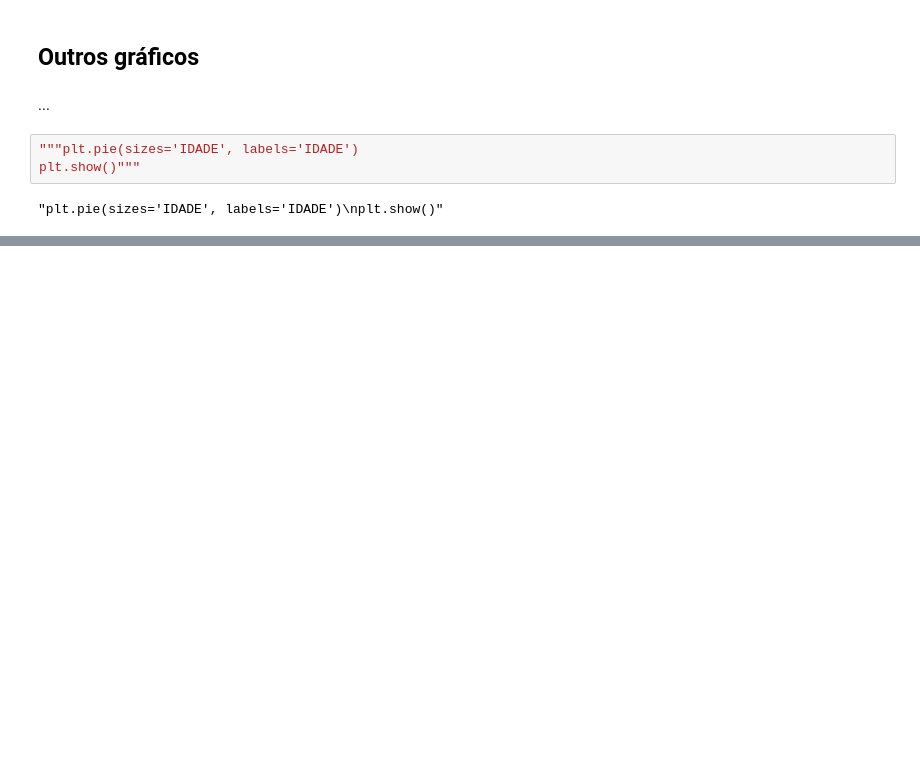
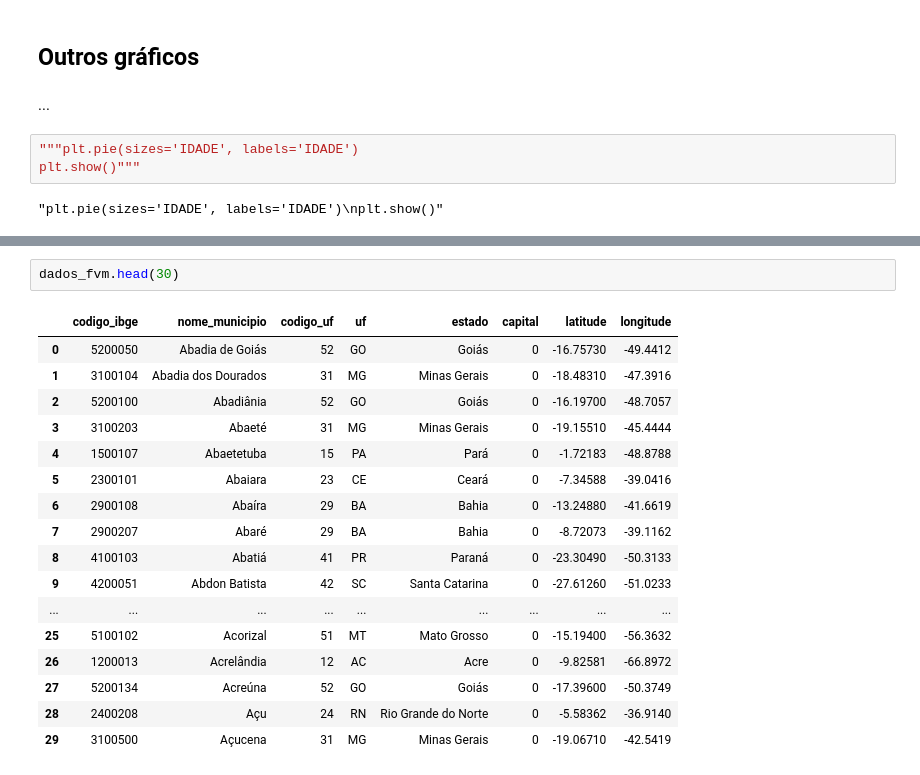
Before and after one commit to sarmart/PrograMaria_Analise-de-Dados, a Jupyter notebook: analise_dados.ipynb, the cells around one changed output, grey strips where cells are left out. Saved outputs shown, nothing was run; the diff lists cells and outputs as text; blank space fills up the shorter version.

```diff
--- a/analise_dados.ipynb
+++ b/analise_dados.ipynb
@@ -1876,0 +1898,20 @@ plt.show()"""
+# %%
+dados_fvm.head(30)
+# %% [output]
+|  | codigo_ibge | nome_municipio | codigo_uf | uf | estado | capital | latitude | longitude |
+| 0 | 5200050 | Abadia de Goiás | 52 | GO | Goiás | 0 | -16.75730 | -49.4412 |
+| 1 | 3100104 | Abadia dos Dourados | 31 | MG | Minas Gerais | 0 | -18.48310 | -47.3916 |
+| 2 | 5200100 | Abadiânia | 52 | GO | Goiás | 0 | -16.19700 | -48.7057 |
+| 3 | 3100203 | Abaeté | 31 | MG | Minas Gerais | 0 | -19.15510 | -45.4444 |
+| 4 | 1500107 | Abaetetuba | 15 | PA | Pará | 0 | -1.72183 | -48.8788 |
+| 5 | 2300101 | Abaiara | 23 | CE | Ceará | 0 | -7.34588 | -39.0416 |
+| 6 | 2900108 | Abaíra | 29 | BA | Bahia | 0 | -13.24880 | -41.6619 |
+| 7 | 2900207 | Abaré | 29 | BA | Bahia | 0 | -8.72073 | -39.1162 |
+| 8 | 4100103 | Abatiá | 41 | PR | Paraná | 0 | -23.30490 | -50.3133 |
+| 9 | 4200051 | Abdon Batista | 42 | SC | Santa Catarina | 0 | -27.61260 | -51.0233 |
+| ... | ... | ... | ... | ... | ... | ... | ... | ... |
+| 25 | 5100102 | Acorizal | 51 | MT | Mato Grosso | 0 | -15.19400 | -56.3632 |
+| 26 | 1200013 | Acrelândia | 12 | AC | Acre | 0 | -9.82581 | -66.8972 |
+| 27 | 5200134 | Acreúna | 52 | GO | Goiás | 0 | -17.39600 | -50.3749 |
+| 28 | 2400208 | Açu | 24 | RN | Rio Grande do Norte | 0 | -5.58362 | -36.9140 |
+| 29 | 3100500 | Açucena | 31 | MG | Minas Gerais | 0 | -19.06710 | -42.5419 |
```
Also changed, not shown: parts of 16 cells of this notebook.
